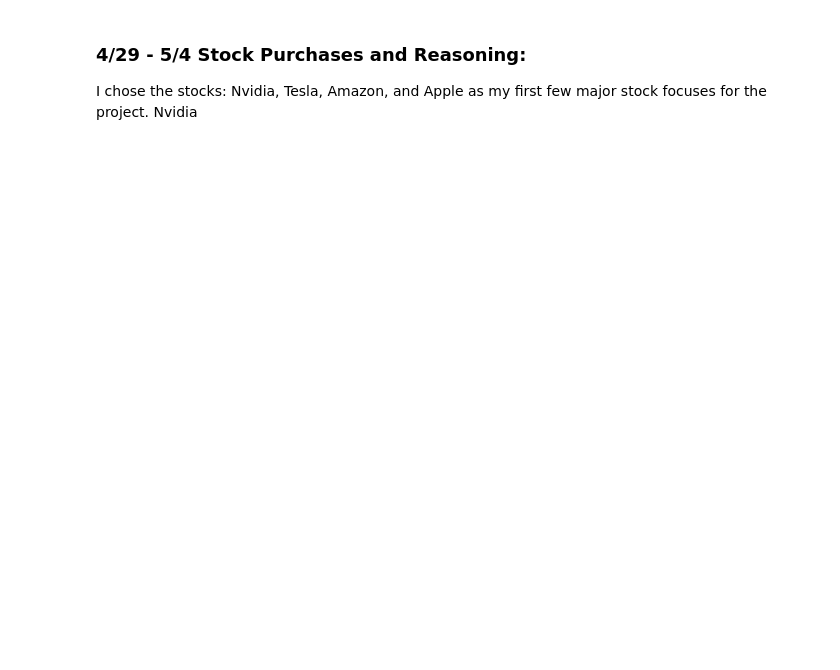
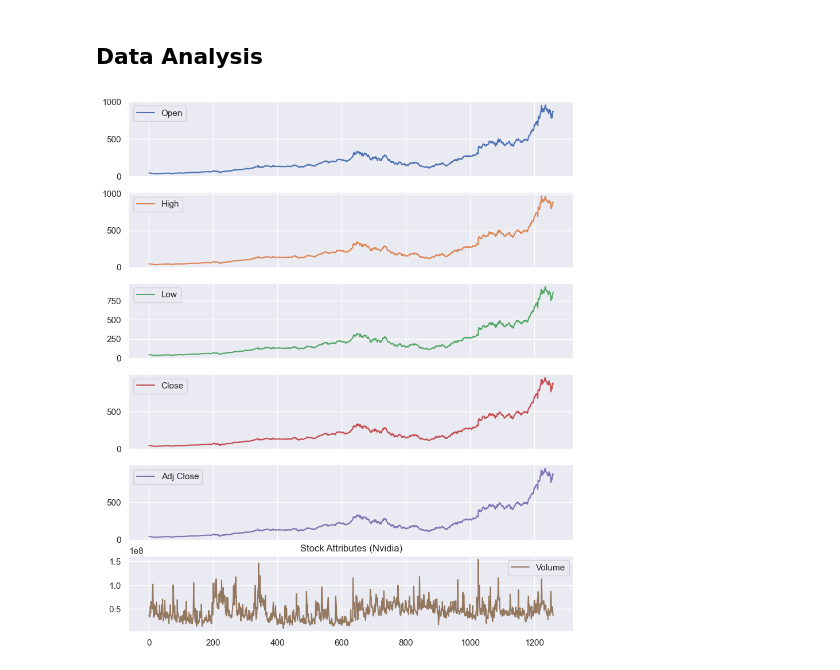
Before and after one commit to Kestrel86/Stock_Analysis, a Jupyter notebook: nvidia_analysis.ipynb, the cells around one changed output. Cells and saved outputs as stored; diff of their text form; code cells hidden in the pictures; blank space fills up the shorter version.

```diff
--- a/nvidia_analysis.ipynb
+++ b/nvidia_analysis.ipynb
@@ -99,5 +91,9 @@ Stock Splits    0
 dtype: int64
-# %% [markdown]
-### 4/29 - 5/4 Stock Purchases and Reasoning:
-
-I chose the stocks: Nvidia, Tesla, Amazon, and Apple as my first few major stock focuses for the project. Nvidia
+# %% [markdown]
+## Data Analysis
+# %%
+df_nvidia.plot(subplots = True, figsize=(10,12))
+plt.title("Stock Attributes (Nvidia)")
+plt.show()
+# %% [output]
+[figure, added]
```
Also changed, not shown: parts of 28 cells of this notebook, 4 other files.
